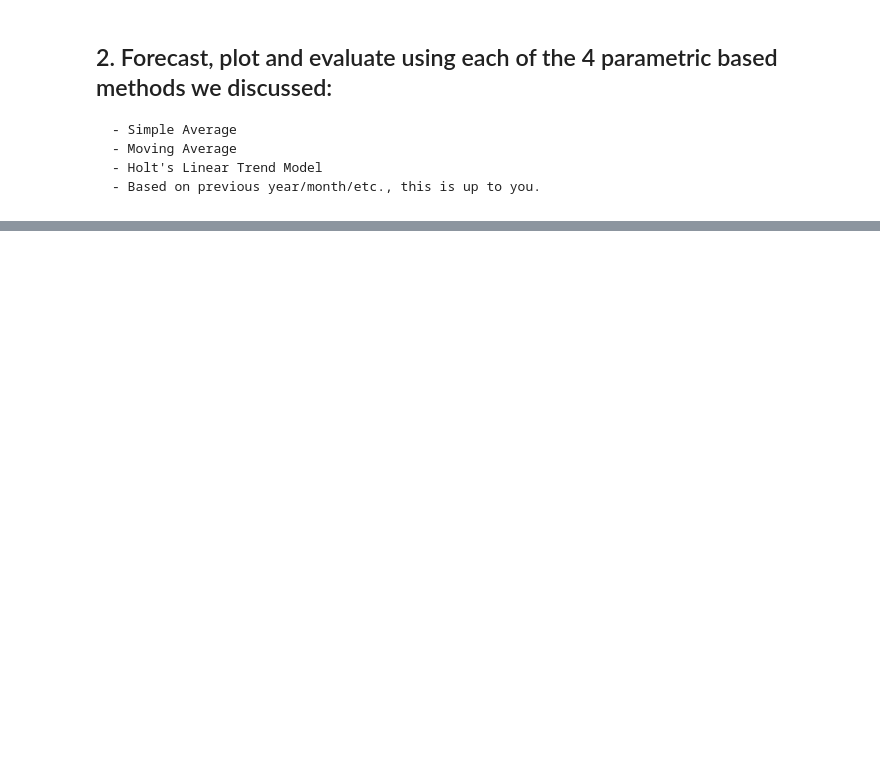
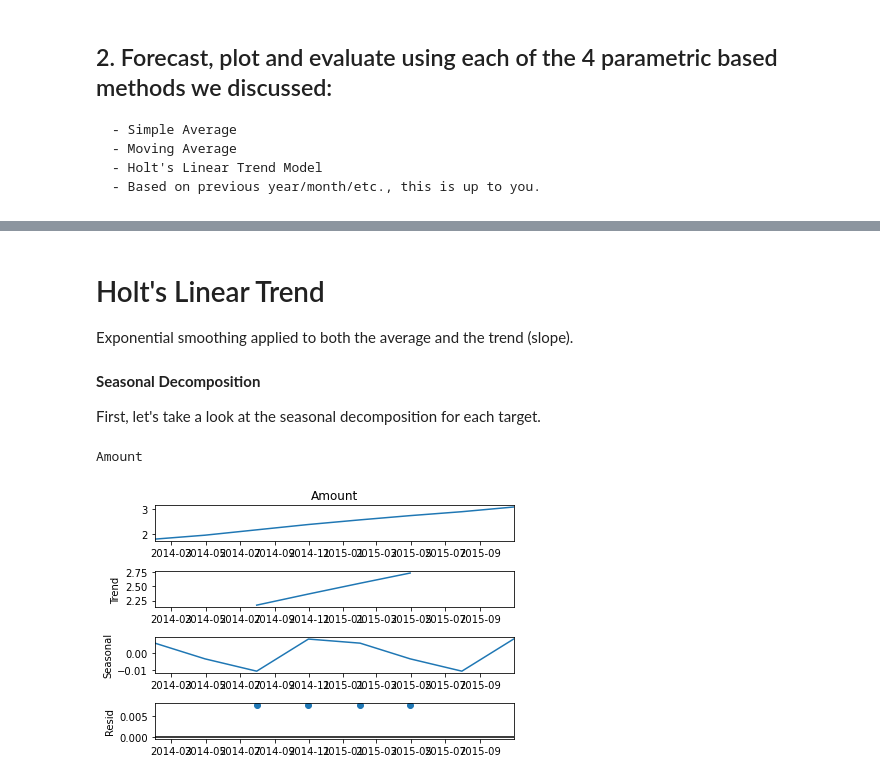
Before and after one commit to LinhQuach13/time-series-exercises, a Jupyter notebook: modeling_exercises.ipynb, the cells around one changed output, grey strips where cells are left out. Drawn from its saved outputs; the diff is of its cells as text; code cells hidden in the pictures; blank space fills up the shorter version.

```diff
--- a/modeling_exercises.ipynb
+++ b/modeling_exercises.ipynb
@@ -128,0 +252,2 @@ test_size
+# %%
+yhat_df = make_predictions()
@@ -128,0 +289,5 @@ test_size
+# %%
+for col in yhat_df.columns:
+    eval_df = append_eval_df(model_type='simple_average',
+                            target_var = col)
+eval_df
@@ -128,0 +330,3 @@ test_size
+# %%
+yhat_df = make_predictions()
+yhat_df.head()
@@ -128,0 +360,14 @@ test_size
+# %% [markdown]
+# Holt's Linear Trend
+Exponential smoothing applied to both the average and the trend (slope).
+# %% [markdown]
+**Seasonal Decomposition**
+
+First, let's take a look at the seasonal decomposition for each target.
+# %%
+print(col, '\n')
+sm.tsa.seasonal_decompose(train[col].resample('3M').mean()).plot()
+plt.show()
+# %% [output]
+Amount
+[figure, added]
```
Also changed, not shown: parts of 34 cells of this notebook.
